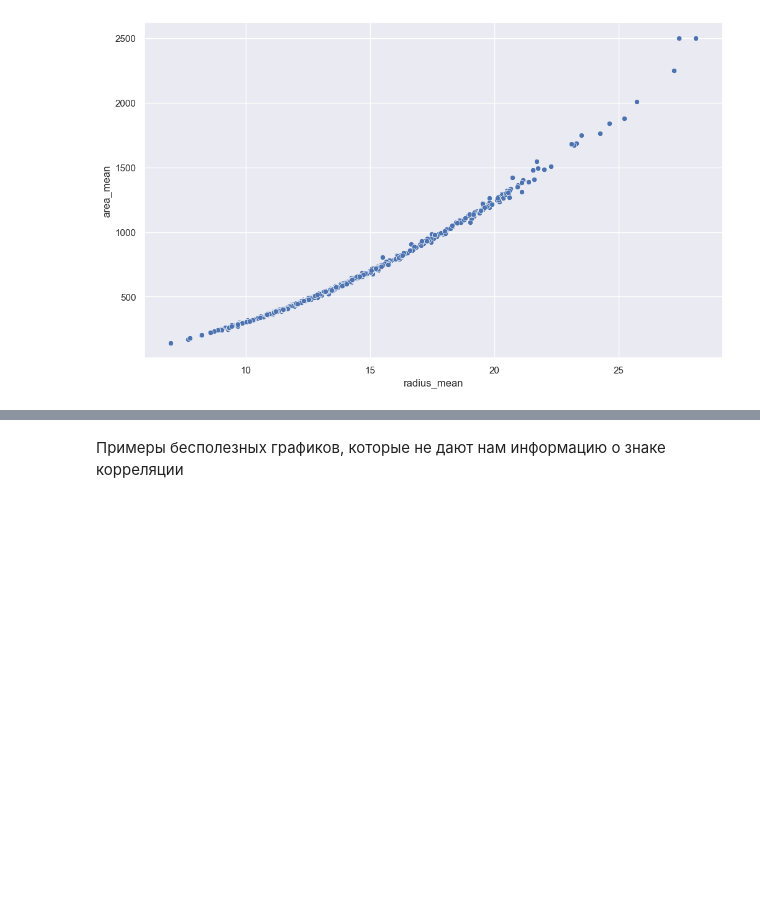
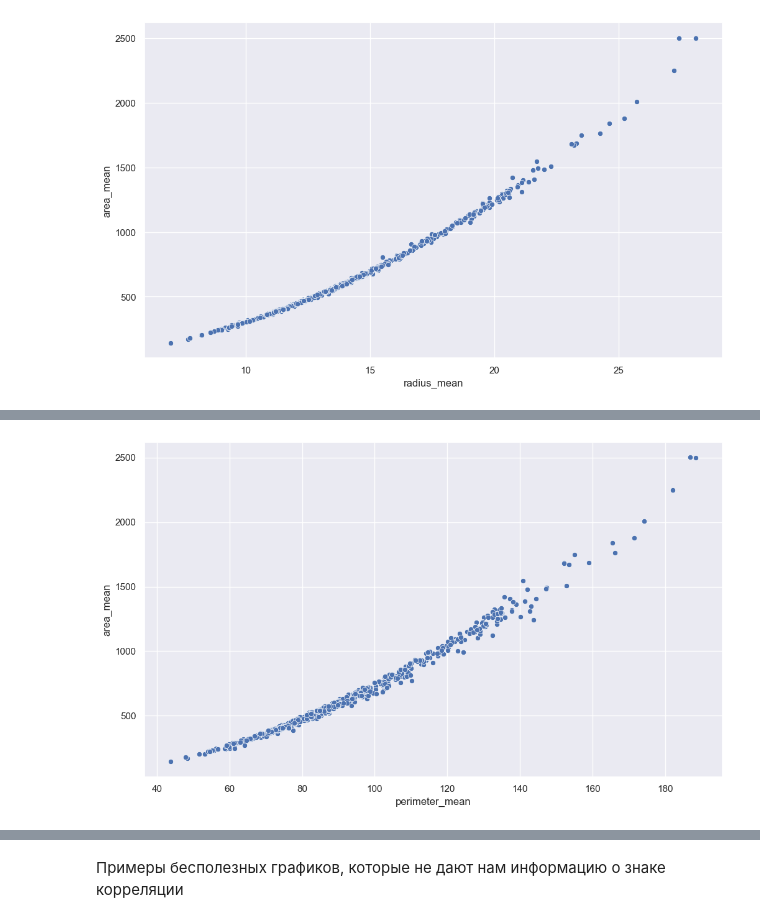
Before and after one commit to Nigota/DBLabsFinalWork, a Jupyter notebook: visualization.ipynb, the cells around one changed output, grey strips where cells are left out. Drawn from its saved outputs; the diff is of its cells as text; code cells hidden in the pictures; blank space fills up the shorter version.

```diff
--- a/visualization.ipynb
+++ b/visualization.ipynb
@@ -46,0 +55,4 @@ sns.scatterplot(df, x="radius_mean", y="area_mean");
+# %%
+sns.scatterplot(df, x="perimeter_mean", y="area_mean");
+# %% [output]
+[figure, added]
```
Also changed, not shown: parts of 17 cells of this notebook.
